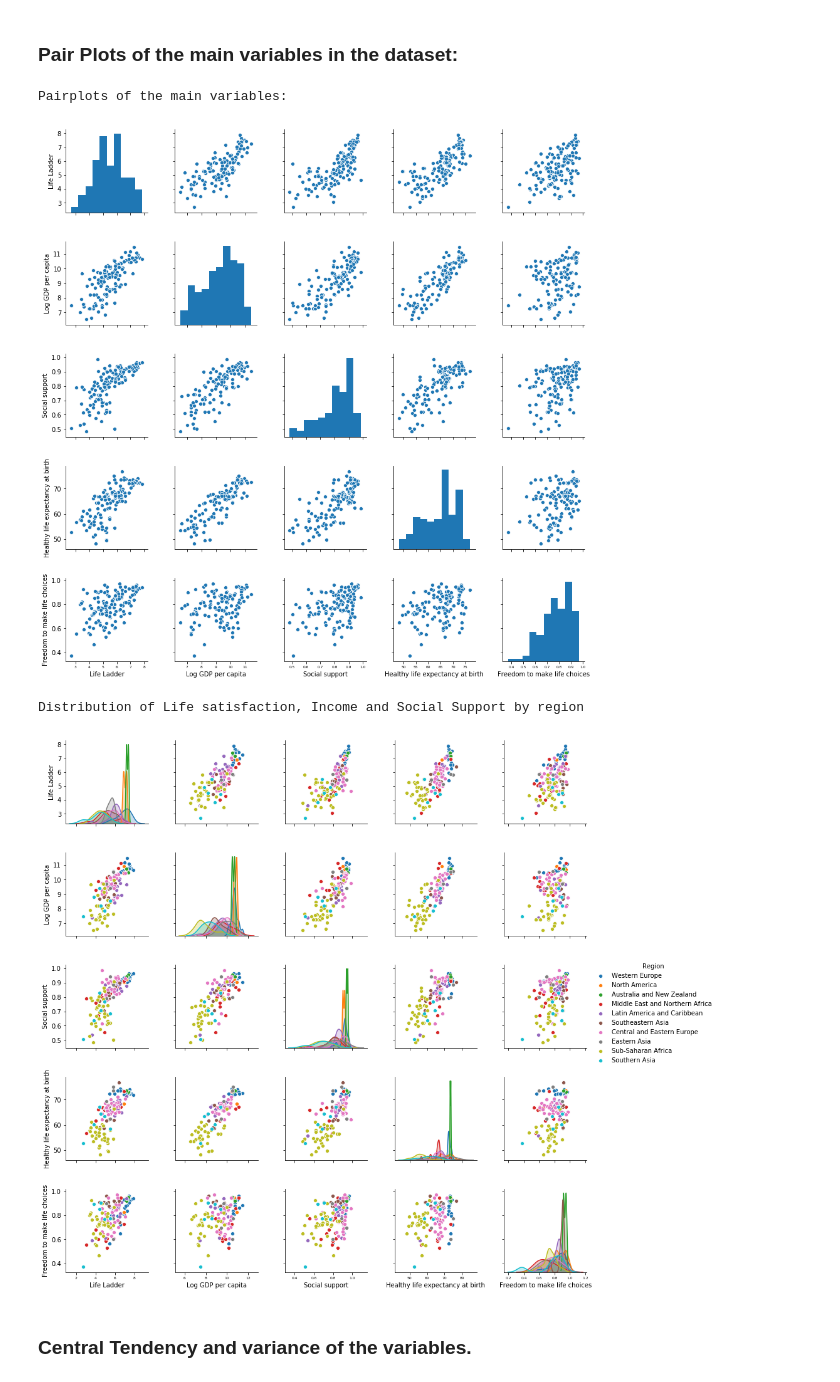
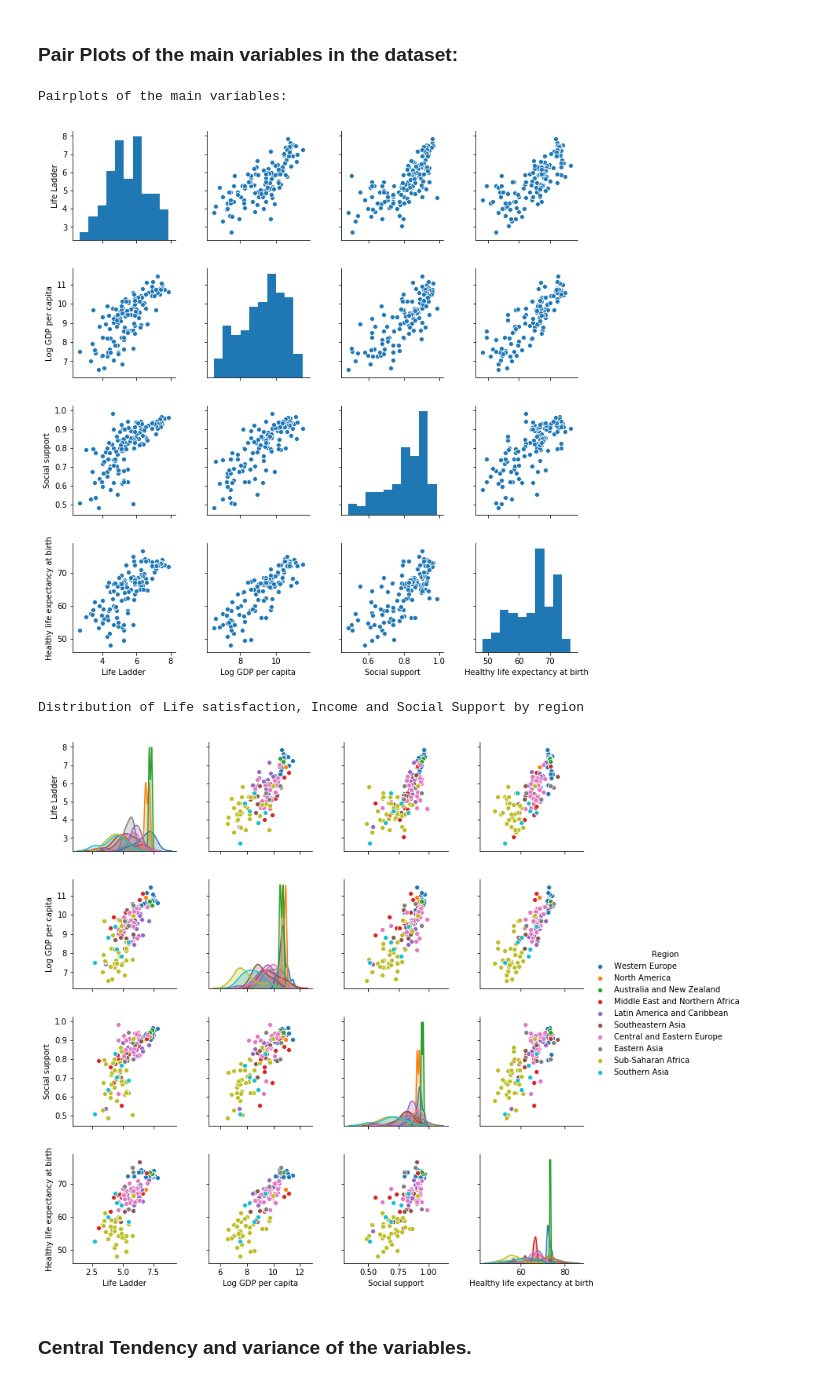
Before and after one commit to angela1C/Programming-for-Data-Analysis-Simulation-Project-2019, a Jupyter notebook: HappySimulate.ipynb, the cells around one changed output. Drawn from its saved outputs; the diff is of its cells as text; code cells hidden in the pictures.

```diff
--- a/HappySimulate.ipynb
+++ b/HappySimulate.ipynb
@@ -591,18 +592,17 @@ These are all things to consider when looking at data and when attempting to sim
 # %%
 # plot subset of the variables
 print("Pairplots of the main variables:\n")
-sns.pairplot(df18[['Life Ladder','Log GDP per capita', 'Social support','Healthy life expectancy at birth','Freedom to make life choices']]);
+sns.pairplot(df18[['Life Ladder','Log GDP per capita', 'Social support','Healthy life expectancy at birth']]);
 # %% [output]
 Pairplots of the main variables:
-[figure, old version]
+[figure, new version]
 # %%
 # pairplots showing the Region as the colour of the dots.
 print("\nDistribution of Life satisfaction, Income and Social Support by region\n")
-sns.pairplot(df18.loc[:,('Region','Life Ladder','Log GDP per capita','Social support','Healthy life expectancy at birth',
-       'Freedom to make life choices')], hue="Region");
+sns.pairplot(df18.loc[:,('Region','Life Ladder','Log GDP per capita','Social support','Healthy life expectancy at birth')], hue="Region");
 # %% [output]
 Distribution of Life satisfaction, Income and Social Support by region
-[figure, old version]
+[figure, new version]
 # %% [markdown]
 ### Central Tendency and variance of the variables.
 # %%
```
Also changed, not shown: parts of 31 cells of this notebook.
